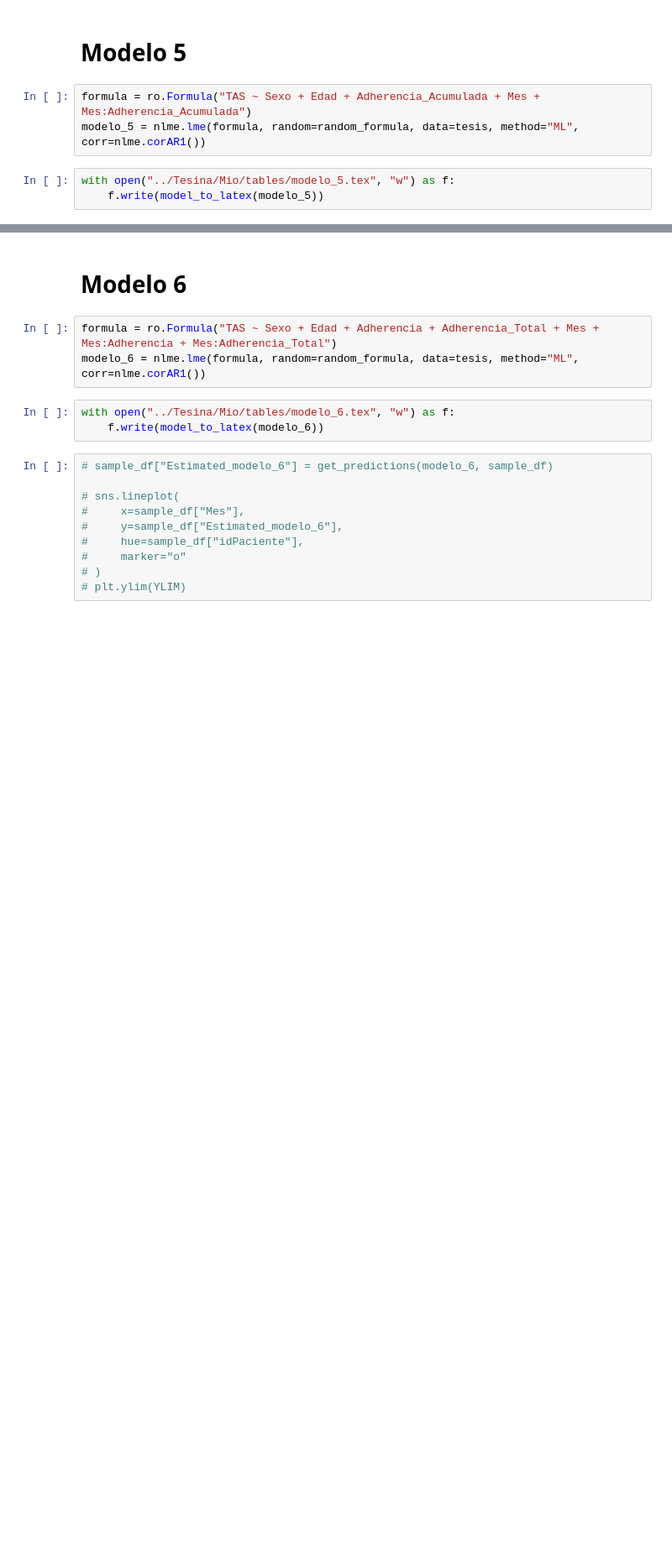
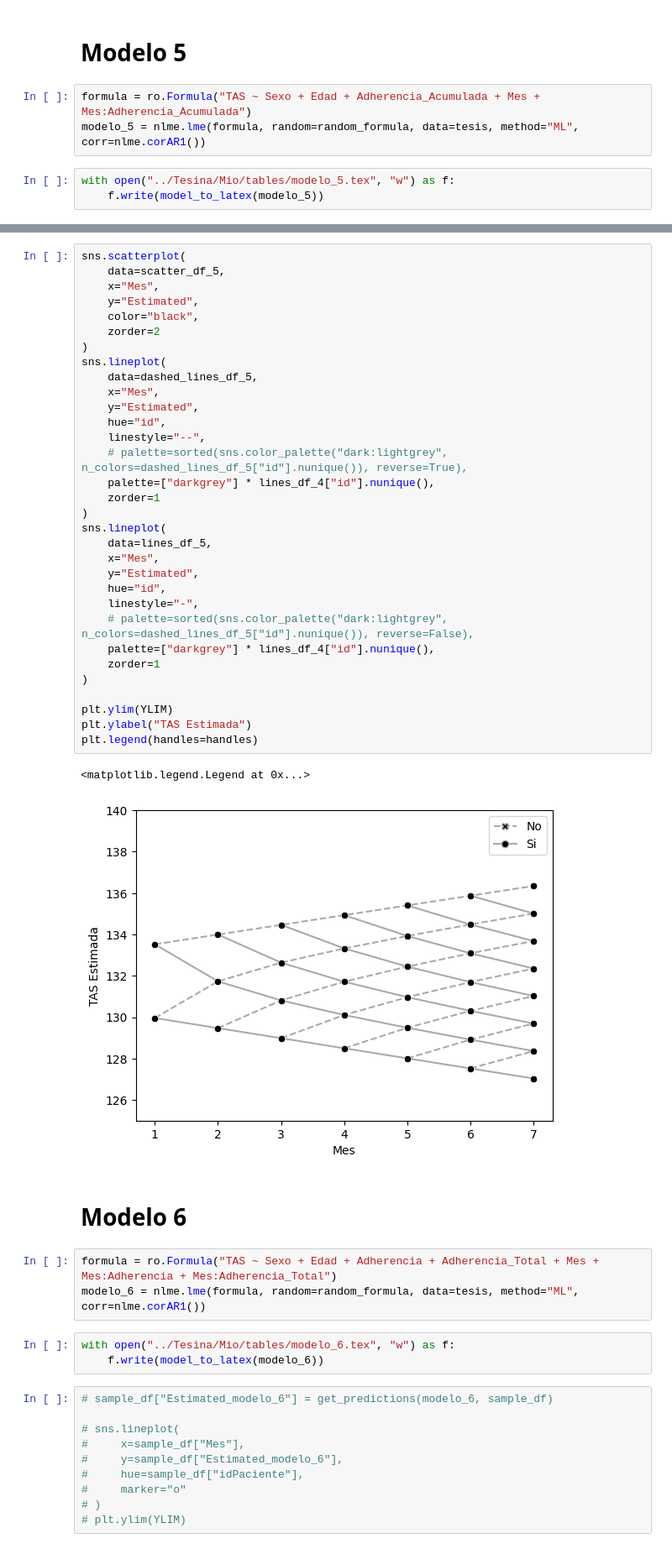
Before and after one commit to ecometto94/Tesis, a Jupyter notebook: Sintaxis/Análisis Inferencial_R.ipynb, the cells around one changed output, grey strips where cells are left out. Shown at 84% size. Drawn from its saved outputs; the diff is of its cells as text; blank space fills up the shorter version.

```diff
--- a/Sintaxis/Análisis Inferencial_R.ipynb
+++ b/Sintaxis/Análisis Inferencial_R.ipynb
@@ -511,3 +416,38 @@ plt.legend(handles=handles_5)
+# %%
+sns.scatterplot(
+    data=scatter_df_5,
+    x="Mes",
+    y="Estimated",
+    color="black",
+    zorder=2
+)
+sns.lineplot(
+    data=dashed_lines_df_5,
+    x="Mes",
+    y="Estimated",
+    hue="id",
+    linestyle="--",
+    # palette=sorted(sns.color_palette("dark:lightgrey", n_colors=dashed_lines_df_5["id"].nunique()), reverse=True),
+    palette=["darkgrey"] * lines_df_4["id"].nunique(),
+    zorder=1
+)
+sns.lineplot(
+    data=lines_df_5,
+    x="Mes",
+    y="Estimated",
+    hue="id",
+    linestyle="-",
+    # palette=sorted(sns.color_palette("dark:lightgrey", n_colors=dashed_lines_df_5["id"].nunique()), reverse=False),
+    palette=["darkgrey"] * lines_df_4["id"].nunique(),
+    zorder=1
+)
+
+plt.ylim(YLIM)
+plt.ylabel("TAS Estimada")
+plt.legend(handles=handles)
+# %% [output]
+<matplotlib.legend.Legend at 0x...>
+[figure, added]
 # %% [markdown]
 # Modelo 6
 # %%
```
Also changed, not shown: parts of 8 cells of this notebook.
